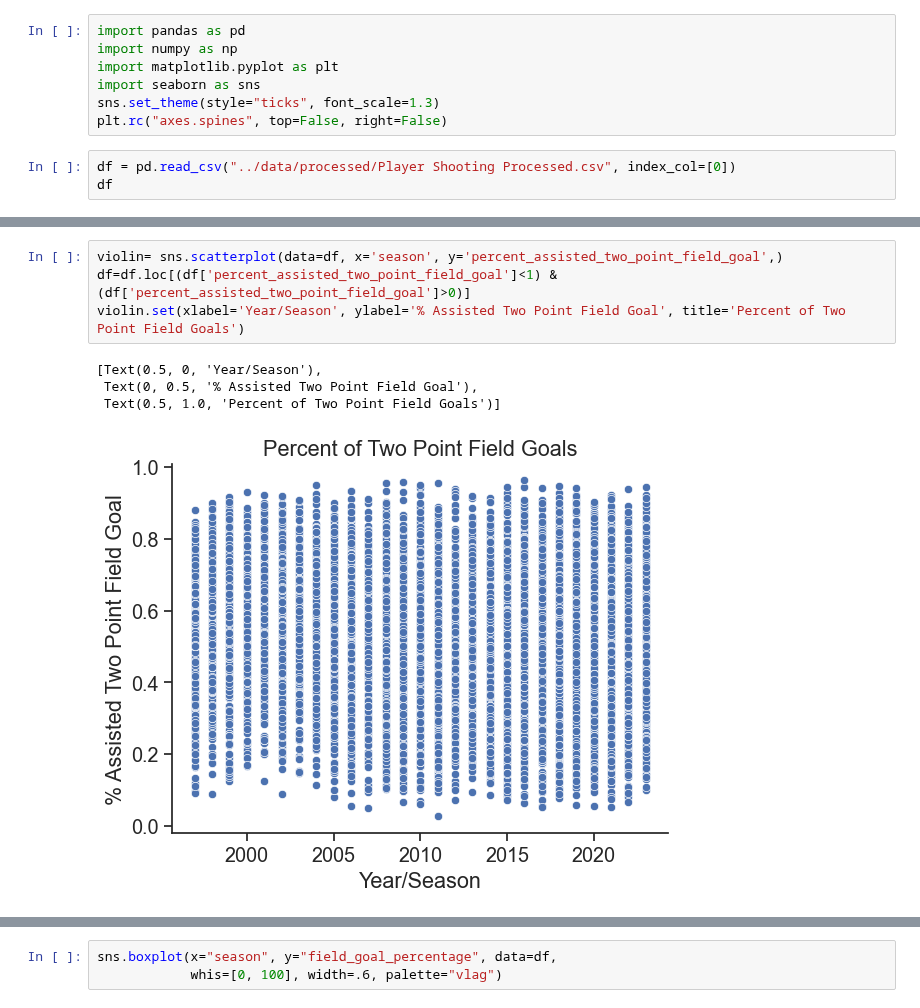
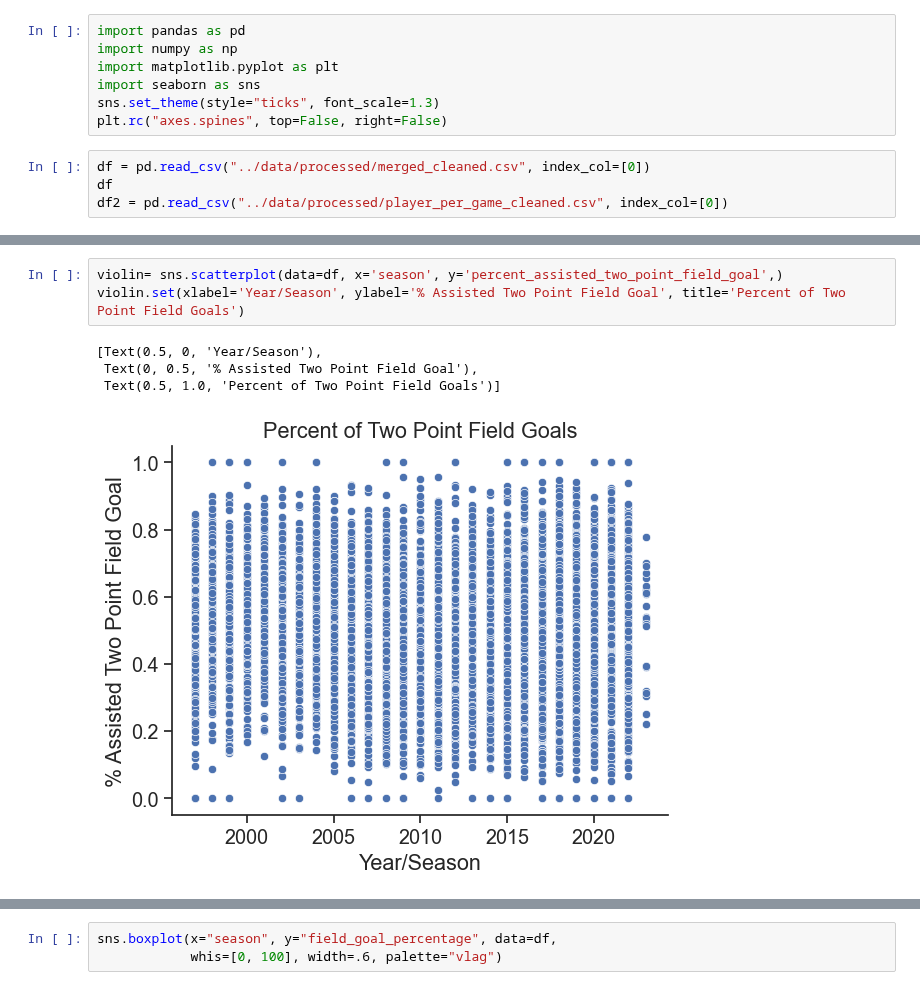
Before and after one commit to ubco-W2022T2-data301/project-group-group-23, a Jupyter notebook: analysis/analysis3.ipynb, the cells around one changed output, grey strips where cells are left out. Cells and saved outputs as stored; diff of their text form.

```diff
--- a/analysis/analysis3.ipynb
+++ b/analysis/analysis3.ipynb
@@ -10,5 +10,6 @@ import seaborn as sns
 sns.set_theme(style="ticks", font_scale=1.3)
 plt.rc("axes.spines", top=False, right=False)
 # %%
-df = pd.read_csv("../data/processed/Player Shooting Processed.csv", index_col=[0])
+df = pd.read_csv("../data/processed/merged_cleaned.csv", index_col=[0])
 df
+df2 = pd.read_csv("../data/processed/player_per_game_cleaned.csv", index_col=[0])
@@ -30,12 +16,11 @@ df
 # %%
 violin= sns.scatterplot(data=df, x='season', y='percent_assisted_two_point_field_goal',)
-df=df.loc[(df['percent_assisted_two_point_field_goal']<1) & (df['percent_assisted_two_point_field_goal']>0)]
 violin.set(xlabel='Year/Season', ylabel='% Assisted Two Point Field Goal', title='Percent of Two Point Field Goals')
 # %% [output]
 [Text(0.5, 0, 'Year/Season'),
  Text(0, 0.5, '% Assisted Two Point Field Goal'),
  Text(0.5, 1.0, 'Percent of Two Point Field Goals')]
-[figure, old version]
+[figure, new version]
 # %%
 sns.scatterplot(data=df, x='season', y='field_goal_percentage',)
 # %% [output]
```
Also changed, not shown: parts of 4 cells of this notebook.
